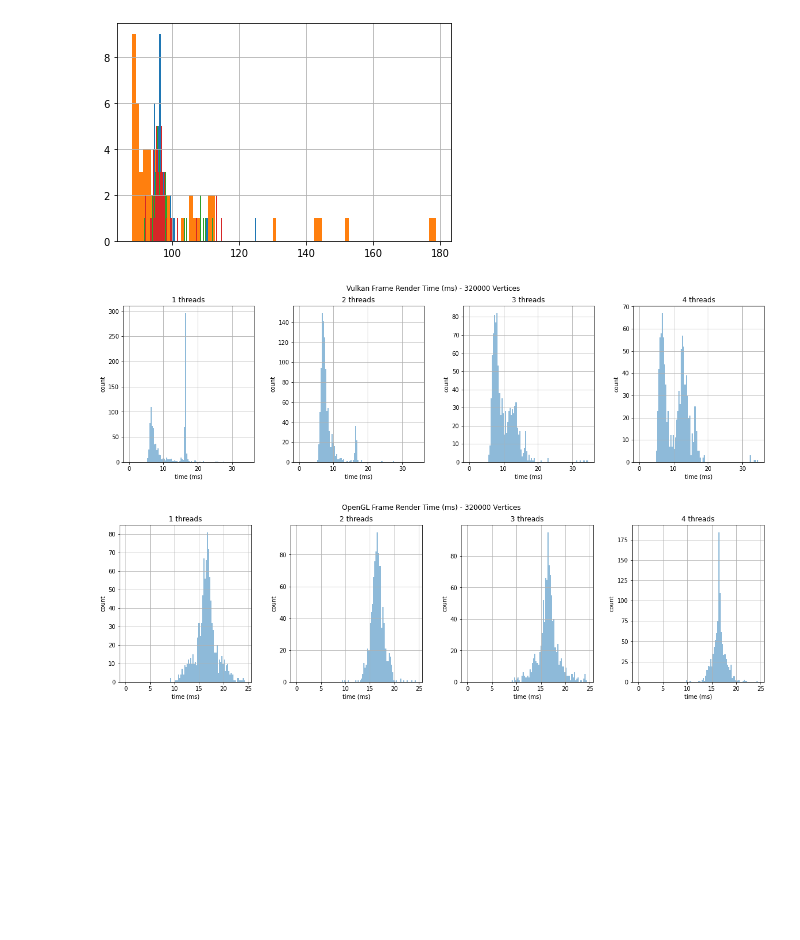
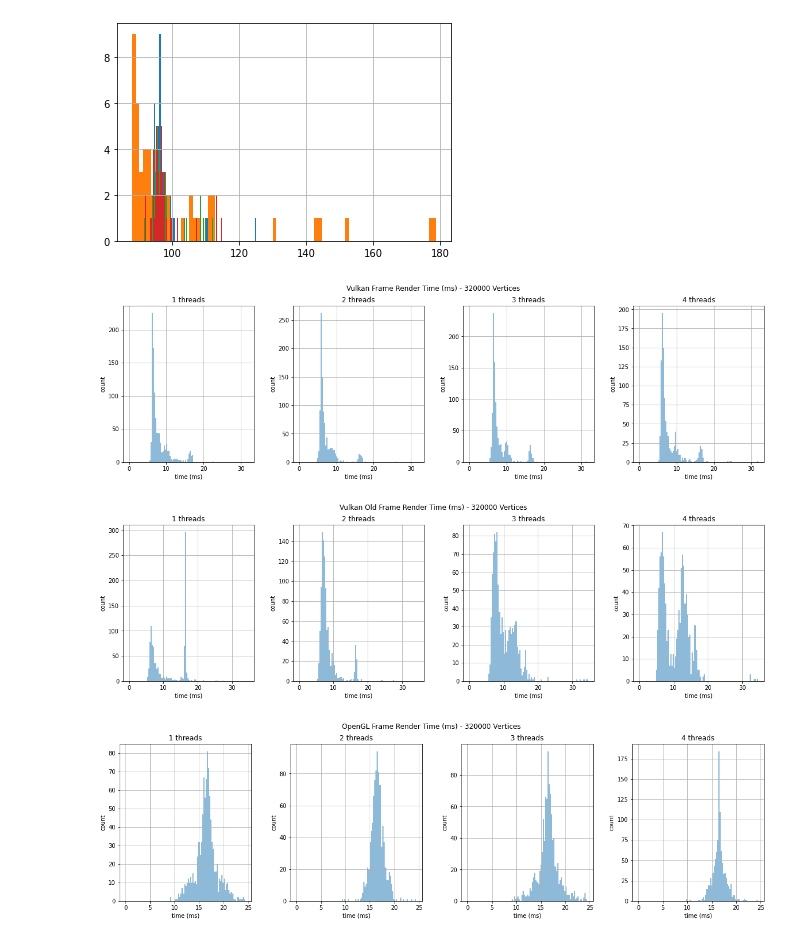
Before and after one commit to eimearc/vulkan, a Jupyter notebook: Benchmark.ipynb, the cells around one changed output. Drawn from its saved outputs; the diff is of its cells as text; code cells hidden in the pictures; blank space fills up the shorter version.

```diff
--- a/Benchmark.ipynb
+++ b/Benchmark.ipynb
@@ -63,32 +63,35 @@ def plots(name,df,maximum):
 
     fig,ax=plt.subplots(1,4,figsize=(20,5))
     fig.suptitle('{} Frame Render Time (ms) - {} Vertices'.format(name,df.vertices.iloc[0]))
     for i in range(1,5):
         df[df.threads==i].hist('frame',bins=100,ax=ax[i-1],alpha=0.5,range=[0,df.frame.max()])
         ax[i-1].set_xlabel(x_label)
         ax[i-1].set_ylabel(y_label)
         ax[i-1].set_title('{} threads'.format(i))
     plt.show()
 
 #     fig,ax=plt.subplots(1,4,figsize=(20,5))
 #     fig.suptitle('{} VBO Update Time (ms) - {} Vertices'.format(name,df.vertices.iloc[0]))
 #     for i in range(1,5):
 #         df[df.threads==i].hist('updateVBO',bins=100,ax=ax[i-1],alpha=0.5,range=[0,df.updateVBO.max()])
 #         ax[i-1].set_xlabel(x_label)
 #         ax[i-1].set_ylabel(y_label)
 #         ax[i-1].set_title('{} threads'.format(i))
 #     plt.show()
 
 
 df_vulkan = pd.read_csv('time_vulkan.csv')
+df_vulkan_old = pd.read_csv('time_vulkan_old_command_buffers.csv')
 df_gl = pd.read_csv('time_gl.csv')
 
 m = [df_vulkan.frame.max(), df_vulkan.updateVBO.max(),df_gl.frame.max(), df_gl.updateVBO.max()]
 
 maximum=max(m)
 
 plots('Vulkan',df_vulkan,maximum)
+plots('Vulkan Old',df_vulkan_old,maximum)
 plots('OpenGL',df_gl,maximum)
 # %% [output]
-[figure, old version]
+[figure, new version]
-[figure, old version]
+[figure, new version]
+[figure, added]
```
Also changed, not shown: 4 other files.
